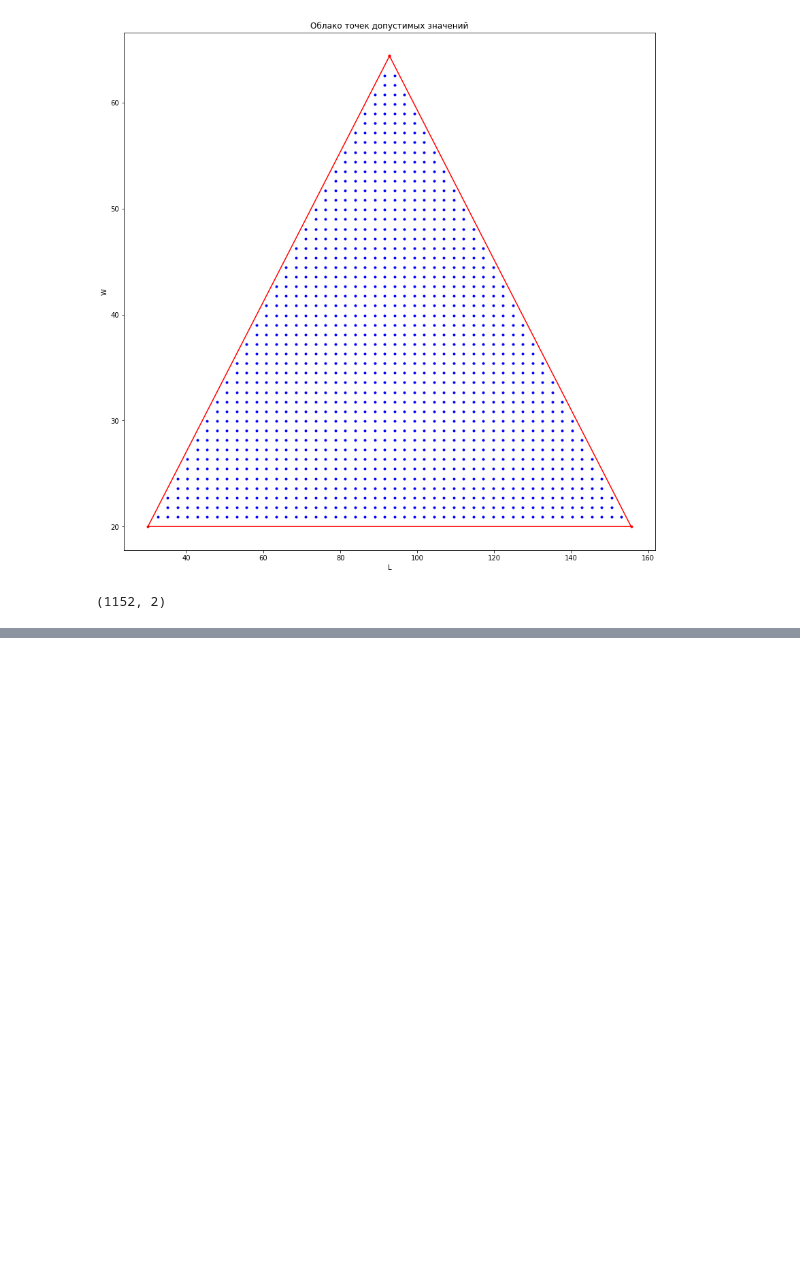
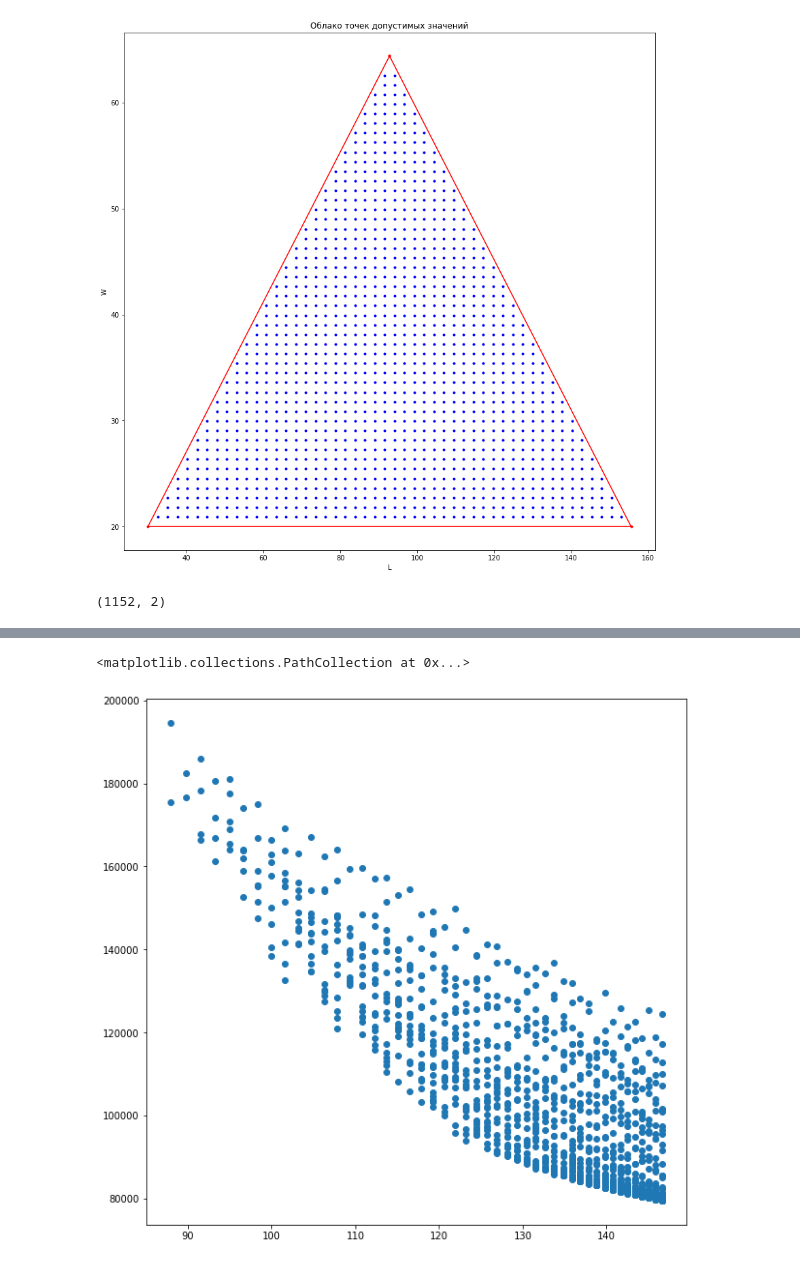
Before and after one commit to alxkorn/ISM, a Jupyter notebook: HW2.ipynb, the cells around one changed output, grey strips where cells are left out. Saved outputs shown, nothing was run; the diff lists cells and outputs as text; code cells hidden in the pictures; blank space fills up the shorter version.

```diff
--- a/HW2.ipynb
+++ b/HW2.ipynb
@@ -356,0 +397,6 @@ test_points.shape
+# %%
+plt.figure(figsize=(10,10))
+plt.scatter(mass,sig)
+# %% [output]
+<matplotlib.collections.PathCollection at 0x...>
+[figure, added]
```
Also changed, not shown: parts of 16 cells of this notebook.
